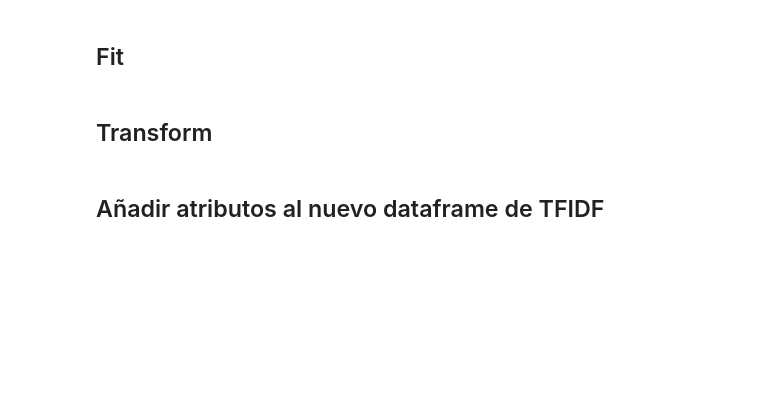
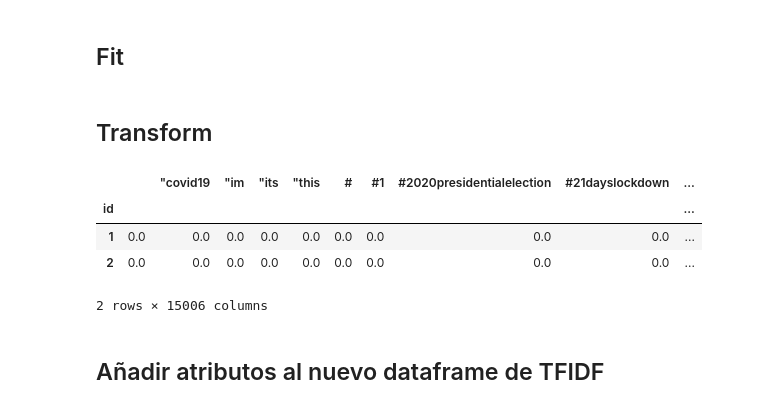
Before and after one commit to Santirazoqui/MachineLearning-Irazoqui-Andrei, a Jupyter notebook: RedFinal-Ensemble.ipynb, the cells around one changed output. Saved outputs shown, nothing was run; the diff lists cells and outputs as text; code cells hidden in the pictures; blank space fills up the shorter version.

```diff
--- a/RedFinal-Ensemble.ipynb
+++ b/RedFinal-Ensemble.ipynb
@@ -149,6 +149,14 @@ tfidf_vector = TF_IDF_Vectorizer.fit(X["tweet"])
 # %%
 tfidf_vector = TF_IDF_Vectorizer.transform(X["tweet"])
 tfidf_vector = pd.DataFrame(tfidf_vector.toarray(), index = X.index, columns = TF_IDF_Vectorizer.get_feature_names())
+# %%
+tfidf_vector[0:2]
+# %% [output]
+|  |  | "covid19 | "im | "its | "this | # | #1 | #2020presidentialelection | #21dayslockdown | ... |
+| id |  |  |  |  |  |  |  |  |  | ... |
+| 1 | 0.0 | 0.0 | 0.0 | 0.0 | 0.0 | 0.0 | 0.0 | 0.0 | 0.0 | ... |
+| 2 | 0.0 | 0.0 | 0.0 | 0.0 | 0.0 | 0.0 | 0.0 | 0.0 | 0.0 | ... |
+2 rows × 15006 columns
 # %% [markdown]
 ## Añadir atributos al nuevo dataframe de TFIDF
 # %%
```
Also changed, not shown: parts of 9 cells of this notebook.
